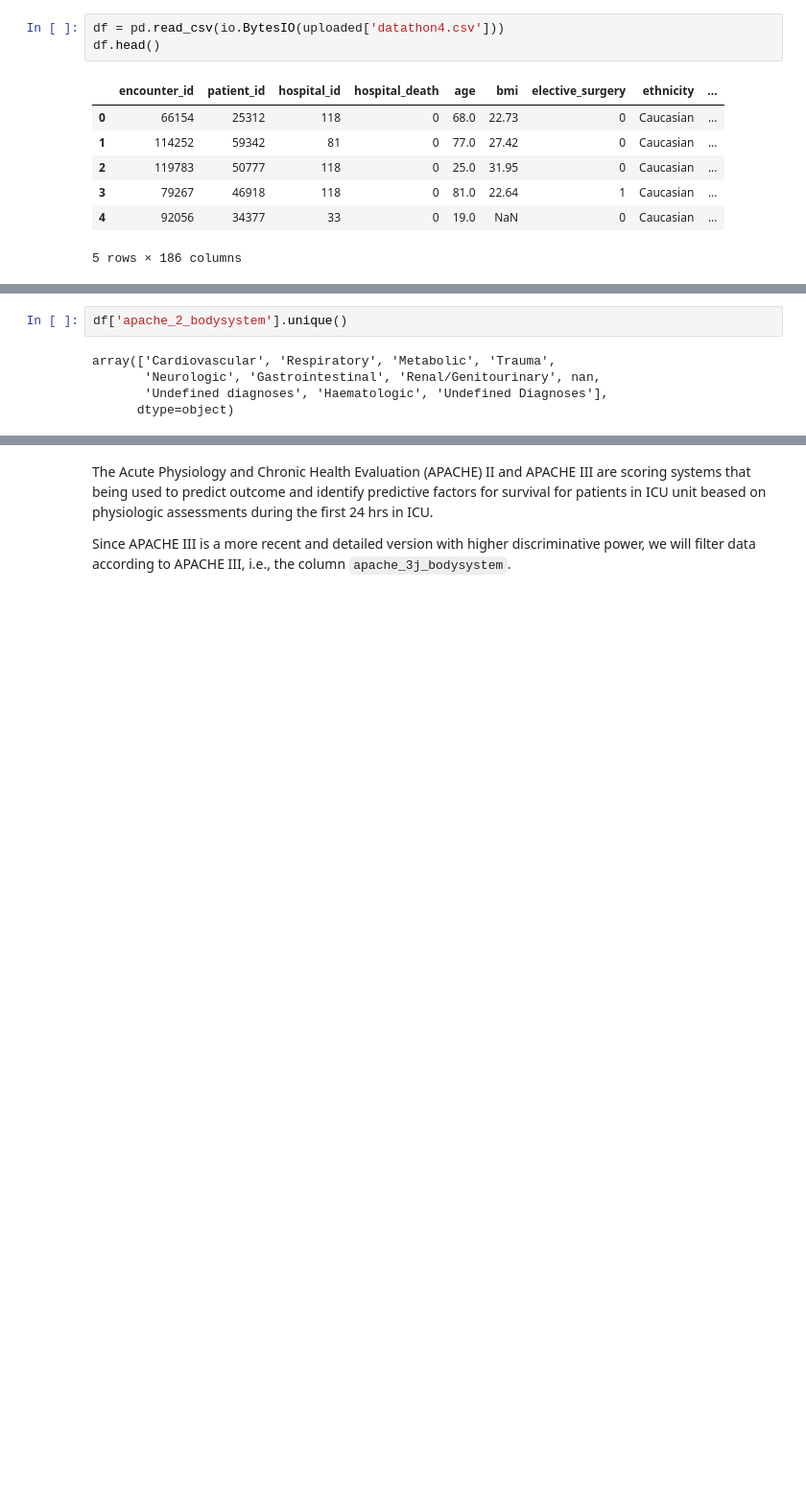
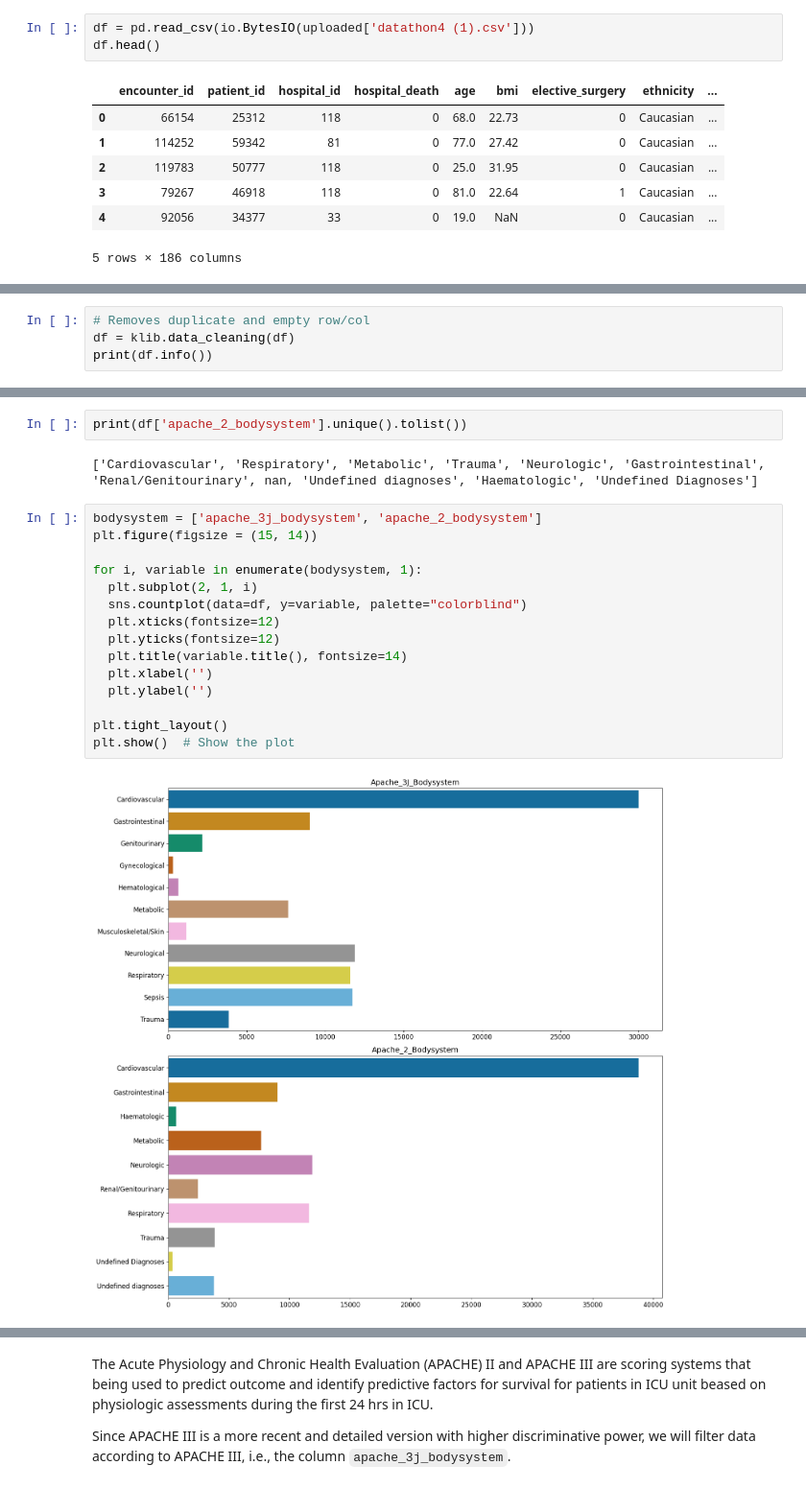
Before and after one commit to Jinyu-Luo/CHL5230-Datathon4, a Jupyter notebook: 16_CHL5230_Datathon4.ipynb, the cells around one changed output, grey strips where cells are left out. Shown at 96% size. Drawn from its saved outputs; the diff is of its cells as text; blank space fills up the shorter version.

```diff
--- a/16_CHL5230_Datathon4.ipynb
+++ b/16_CHL5230_Datathon4.ipynb
@@ -68,5 +70,5 @@ Saving datathon4.csv to datathon4.csv
 # %%
-df = pd.read_csv(io.BytesIO(uploaded['datathon4.csv']))
+df = pd.read_csv(io.BytesIO(uploaded['datathon4 (1).csv']))
 df.head()
 # %% [output]
 |  | encounter_id | patient_id | hospital_id | hospital_death | age | bmi | elective_surgery | ethnicity | ... |
@@ -82,0 +81,4 @@ df.shape
+# %%
+# Removes duplicate and empty row/col
+df = klib.data_cleaning(df)
+print(df.info())
@@ -103,7 +128,21 @@ array(['Sepsis', 'Respiratory', 'Metabolic', 'Cardiovascular', 'Trauma',
 # %%
-df['apache_2_bodysystem'].unique()
+print(df['apache_2_bodysystem'].unique().tolist())
 # %% [output]
-array(['Cardiovascular', 'Respiratory', 'Metabolic', 'Trauma',
-       'Neurologic', 'Gastrointestinal', 'Renal/Genitourinary', nan,
-       'Undefined diagnoses', 'Haematologic', 'Undefined Diagnoses'],
-      dtype=object)
+['Cardiovascular', 'Respiratory', 'Metabolic', 'Trauma', 'Neurologic', 'Gastrointestinal', 'Renal/Genitourinary', nan, 'Undefined diagnoses', 'Haematologic', 'Undefined Diagnoses']
+# %%
+bodysystem = ['apache_3j_bodysystem', 'apache_2_bodysystem']
+plt.figure(figsize = (15, 14))
+
+for i, variable in enumerate(bodysystem, 1):
+  plt.subplot(2, 1, i)
+  sns.countplot(data=df, y=variable, palette="colorblind")
+  plt.xticks(fontsize=12)
+  plt.yticks(fontsize=12)
+  plt.title(variable.title(), fontsize=14)
+  plt.xlabel('')
+  plt.ylabel('')
+
+plt.tight_layout()
+plt.show()  # Show the plot
+# %% [output]
+[figure, added]
```
Also changed, not shown: parts of 86 cells of this notebook.
